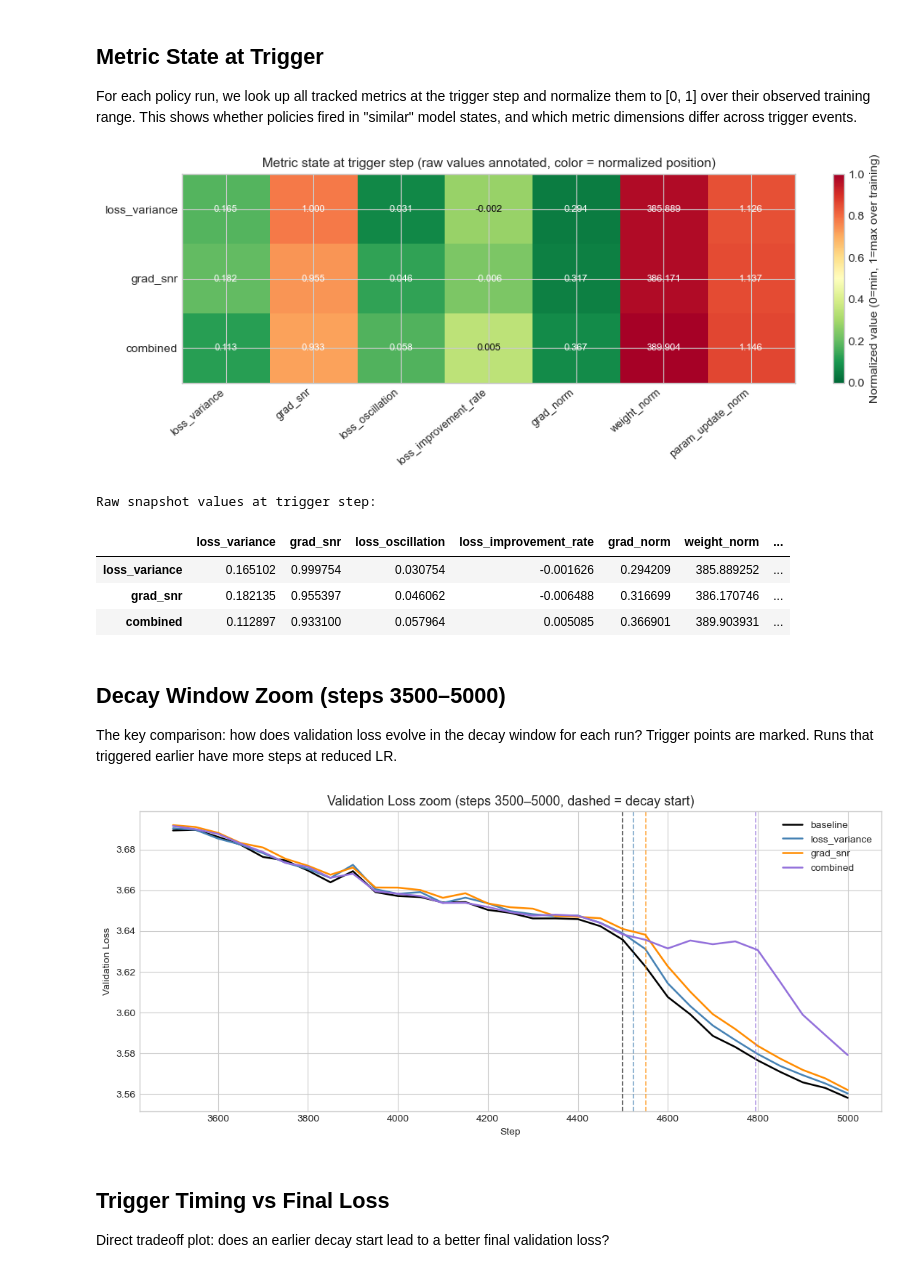
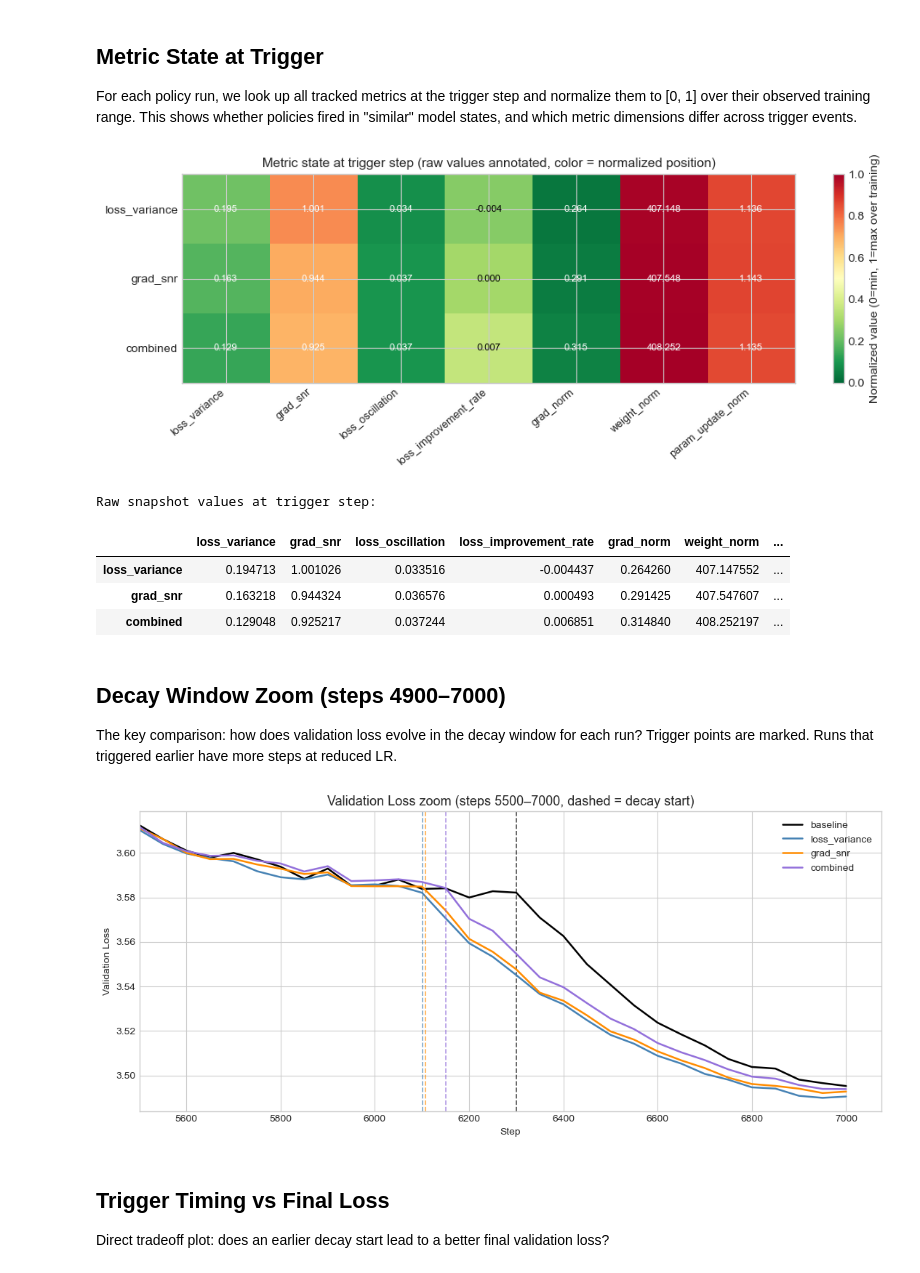
Before and after one commit to Duckymini/wsd_metric_triggered, a Jupyter notebook: notebooks/policy_decay_comparison.ipynb, the cells around one changed output. Drawn from its saved outputs; the diff is of its cells as text; code cells hidden in the pictures.

```diff
--- a/notebooks/policy_decay_comparison.ipynb
+++ b/notebooks/policy_decay_comparison.ipynb
@@ -25,10 +25,10 @@ pd.set_option("display.float_format", lambda x: f"{x:.6f}")
 LOG_ROOT = Path("../logs")
 
 RUNS = {
-    "baseline":      "policy_decay_baseline_5k",
-    "loss_variance": "policy_decay_loss_variance_5k",
-    "grad_snr":      "policy_decay_grad_snr_5k",
-    "combined":      "policy_decay_combined_5k",
+    "baseline":      "policy_decay_baseline_7k",
+    "loss_variance": "policy_decay_loss_variance_7k",
+    "grad_snr":      "policy_decay_grad_snr_7k",
+    "combined":      "policy_decay_combined_7k",
 }
 COLORS = {
     "baseline":      "black",
@@ -36,8 +36,8 @@ COLORS = {
     "grad_snr":      "darkorange",
     "combined":      "mediumpurple",
 }
-VAL_LOSS_GATE = 3.6
-EARLIEST_TRIGGER = 3500
+VAL_LOSS_GATE = 3.585
+EARLIEST_TRIGGER = 4900
 
 def read_jsonl(path):
     with open(path) as f:
@@ -64,7 +64,7 @@ for key, prefix in RUNS.items():
 
 for key, d in data.items():
     t = d["trigger"]
-    trig_str = f"step {t['trigger_step']}" if t else "fixed 4500"
+    trig_str = f"step {t['trigger_step']}" if t else "fixed 6300"
     final_val = d["val"]["validation_loss"].iloc[-1]
     print(f"{key:15s}  trigger={trig_str:14s}  val_rows={len(d['val']):3d}  final_val={final_val:.4f}")
 # %% [output]
@@ -78,11 +78,11 @@ combined         trigger=step 4795       val_rows=100  final_val=3.5792
 rows = []
 for key, d in data.items():
     final_val = d["val"]["validation_loss"].iloc[-1]
-    trig_step = d["trigger"]["trigger_step"] if d["trigger"] else 4500
+    trig_step = d["trigger"]["trigger_step"] if d["trigger"] else 6300
     rows.append({
         "run": key,
         "trigger_step": trig_step,
-        "trigger_%": f"{100 * trig_step / 5000:.0f}%",
+        "trigger_%": f"{100 * trig_step / 7000:.0f}%",
         "final_val_loss": final_val,
     })
 
@@ -108,7 +108,7 @@ fig, ax = plt.subplots(figsize=(12, 5))
 
 for key, d in data.items():
     val = d["val"]
-    trig_step = d["trigger"]["trigger_step"] if d["trigger"] else 4500
+    trig_step = d["trigger"]["trigger_step"] if d["trigger"] else 6300
     ax.plot(val["step"], val["validation_loss"],
             color=COLORS[key], linewidth=1.8, label=key)
     ax.axvline(trig_step, color=COLORS[key], linewidth=1.2, linestyle="--", alpha=0.75)
@@ -174,8 +174,8 @@ def _draw_trigger_lines(ax, gate_s, trig_s, color):
 
 # ----- loss_variance and grad_snr -----
 for key, threshold, metric_col, ylabel in [
-    ("loss_variance", 0.13, "loss_variance", "loss_variance"),
-    ("grad_snr",      0.97, "grad_snr",      "grad_snr"),
+    ("loss_variance", 0.132, "loss_variance", "loss_variance"),
+    ("grad_snr",      0.931, "grad_snr",      "grad_snr"),
 ]:
     d = data[key]
     trigger = d["trigger"]
@@ -220,8 +220,8 @@ fig.suptitle(f"Policy: combined  —  triggered at step {trig_s}", fontsize=12)
 
 train = d["train"]
 for ax, metric_col, threshold, ylabel in [
-    (ax1, "loss_variance", 0.13, "loss_variance"),
-    (ax2, "grad_snr",      0.97, "grad_snr"),
+    (ax1, "loss_variance", 0.132, "loss_variance"),
+    (ax2, "grad_snr",      0.931, "grad_snr"),
 ]:
     ax.plot(train["step"], train[metric_col], color=color, linewidth=1, alpha=0.8)
     ax.axhline(threshold, color="red", linewidth=1.2, linestyle="--",
@@ -292,37 +292,37 @@ plt.show()
 print("\nRaw snapshot values at trigger step:")
 display(snapshot_df.style.background_gradient(cmap="RdYlGn_r", axis=0))
 # %% [output]
-[figure, old version]
+[figure, new version]
 Raw snapshot values at trigger step:
 |  | loss_variance | grad_snr | loss_oscillation | loss_improvement_rate | grad_norm | weight_norm | ... |
-| loss_variance | 0.165102 | 0.999754 | 0.030754 | -0.001626 | 0.294209 | 385.889252 | ... |
-| grad_snr | 0.182135 | 0.955397 | 0.046062 | -0.006488 | 0.316699 | 386.170746 | ... |
-| combined | 0.112897 | 0.933100 | 0.057964 | 0.005085 | 0.366901 | 389.903931 | ... |
+| loss_variance | 0.194713 | 1.001026 | 0.033516 | -0.004437 | 0.264260 | 407.147552 | ... |
+| grad_snr | 0.163218 | 0.944324 | 0.036576 | 0.000493 | 0.291425 | 407.547607 | ... |
+| combined | 0.129048 | 0.925217 | 0.037244 | 0.006851 | 0.314840 | 408.252197 | ... |
 # %% [markdown]
-## Decay Window Zoom (steps 3500–5000)
+## Decay Window Zoom (steps 4900–7000)
 
 The key comparison: how does validation loss evolve in the decay window for each run? Trigger points are marked. Runs that triggered earlier have more steps at reduced LR.
 # %%
-ZOOM_START = 3500
+ZOOM_START = 5500
 
 fig, ax = plt.subplots(figsize=(11, 5))
 
 for key, d in data.items():
     val = d["val"]
     mask = val["step"] >= ZOOM_START
-    trig_step = d["trigger"]["trigger_step"] if d["trigger"] else 4500
+    trig_step = d["trigger"]["trigger_step"] if d["trigger"] else 6300
     ax.plot(val.loc[mask, "step"], val.loc[mask, "validation_loss"],
             color=COLORS[key], linewidth=1.8, label=key)
     ax.axvline(trig_step, color=COLORS[key], linewidth=1.2, linestyle="--", alpha=0.7)
-
+ax.set_xlim(5500)
 ax.set_xlabel("Step")
 ax.set_ylabel("Validation Loss")
-ax.set_title(f"Validation Loss zoom (steps {ZOOM_START}–5000, dashed = decay start)", fontsize=13)
+ax.set_title(f"Validation Loss zoom (steps {ZOOM_START}–7000, dashed = decay start)", fontsize=13)
 ax.legend()
 plt.tight_layout()
 plt.show()
 # %% [output]
-[figure, old version]
+[figure, new version]
 # %% [markdown]
 ## Trigger Timing vs Final Loss
 
```
Also changed, not shown: parts of 11 cells of this notebook.
